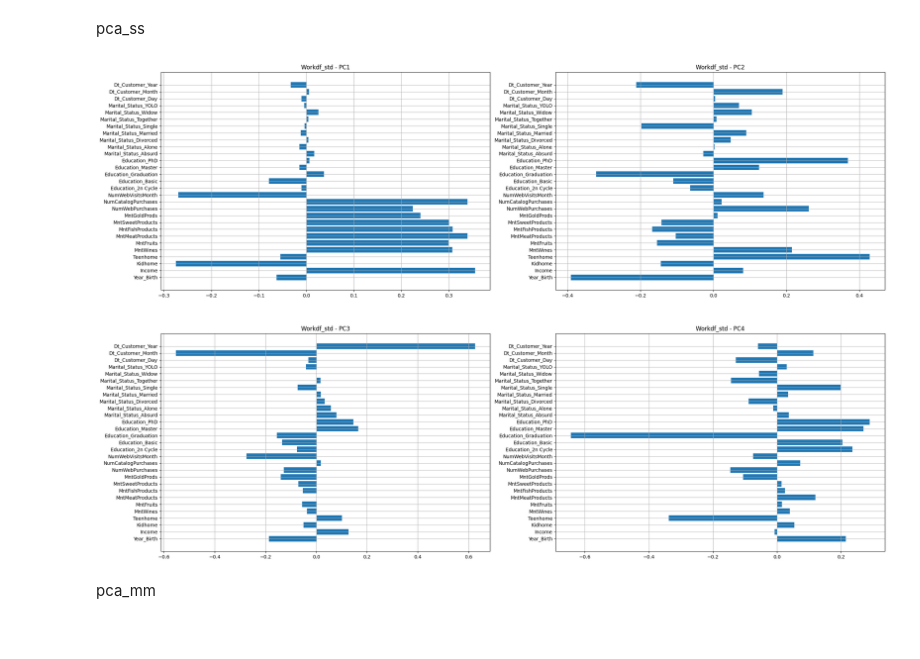
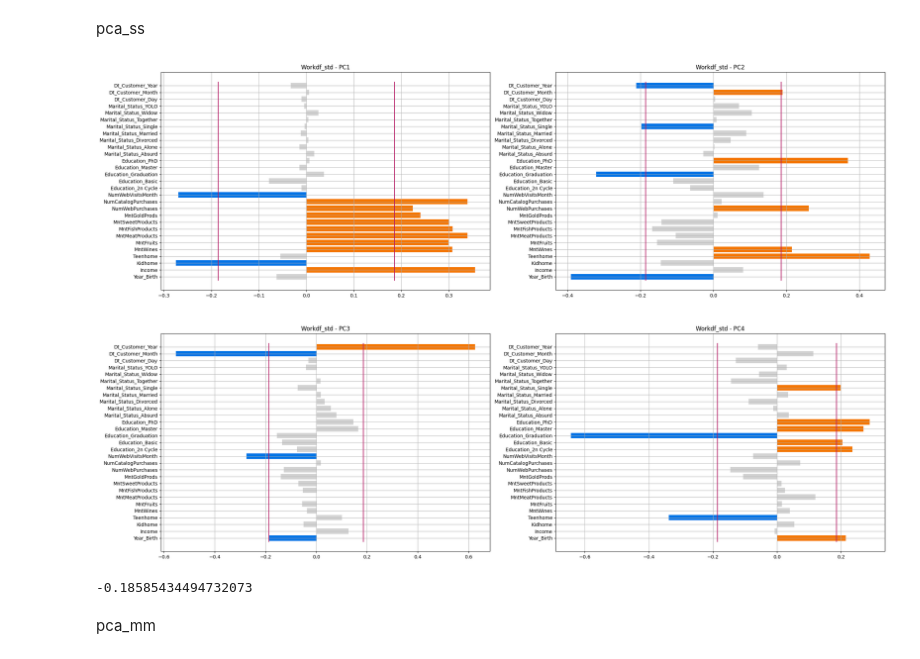
Before and after one commit to MarcoMungaiCoppolino/Data-Science-Portfolio, a Jupyter notebook: PROGETTO/HomeWork_1/MungaiCoppolinoPellegrino.ipynb, the cells around one changed output. Cells and saved outputs as stored; diff of their text form; code cells hidden in the pictures.

```diff
--- a/PROGETTO/HomeWork_1/MungaiCoppolinoPellegrino.ipynb
+++ b/PROGETTO/HomeWork_1/MungaiCoppolinoPellegrino.ipynb
@@ -435,19 +435,28 @@ Y_Xworkdf_mm = pca_mm.fit_transform(Xworkdf_mm)
 # %% [markdown]
 pca_ss
 # %%
+eps = np.sqrt(1 / Xworkdf.shape[1])
+
 fig, ax = plt.subplots(2, 2, figsize=(27, 18))
 num = 0
 for i in range(0, 2):
     for j in range(0, 2):
-        ax[i,j].barh(np.arange(pca_ss.n_features_), pca_ss.components_[num, :])
+        ax[i,j].plot([eps, eps], [-0.5, pca_ss.n_features_ - 0.5], '#b51963')
+        ax[i,j].plot([-eps, -eps], [-0.5, pca_ss.n_features_ - 0.5],'#b51963')
+        color_list = ['#F57600' if val >= eps else '#0073E6' if val <= -eps else '#D3D3D3' for val in pca_ss.components_[num, :]]
+        ax[i,j].barh(np.arange(pca_ss.n_features_), pca_ss.components_[num, :], color=color_list)
         ax[i,j].set_yticks(ticks=np.arange(pca_ss.n_features_))
         ax[i,j].set_yticklabels(labels=Xworkdf_std.columns.to_list())
         ax[i,j].set_title('Workdf_std - PC%d' % (num+1))
         ax[i,j].grid()
+
+
         num += 1
 
 plt.show()
+display(pca_ss.components_[2, 0])
 # %% [output]
-[figure, old version]
+[figure, new version]
+-0.18585434494732073
 # %% [markdown]
 pca_mm
```
Also changed, not shown: parts of 2 cells of this notebook.
